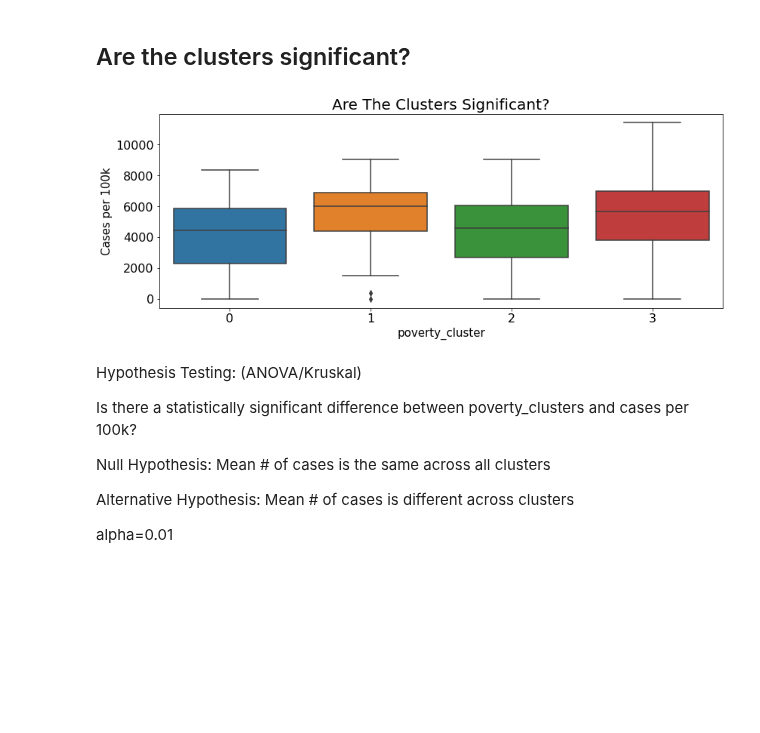
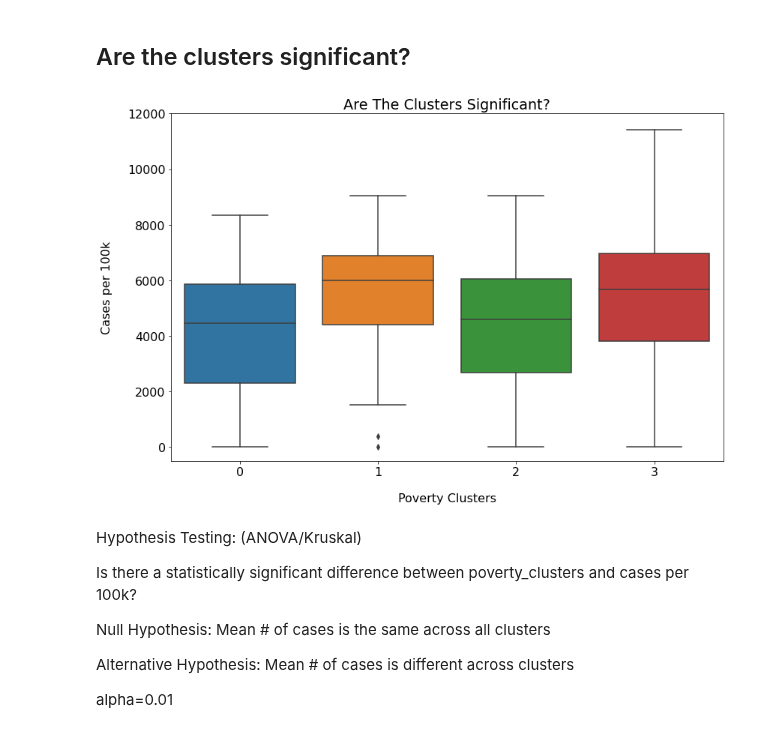
Before and after one commit to SVI-Capstone/svi_capstone, a Jupyter notebook: mvp-dallas.ipynb, the cells around one changed output. Saved outputs shown, nothing was run; the diff lists cells and outputs as text; code cells hidden in the pictures; blank space fills up the shorter version.

Commit message:
Visuals Complete

```diff
--- a/mvp-dallas.ipynb
+++ b/mvp-dallas.ipynb
@@ -240,17 +240,14 @@ X_train_scaled.head(1)
 1 rows × 41 columns
 # %% [markdown]
 ## Are the clusters significant?
-# %%
-plt.rcParams['figure.figsize'] = (15.0, 8.0)
-sns.boxplot(train_exp.poverty_cluster, train_exp.tract_cases_per_100k)
-plt.xlabel("poverty_cluster", fontsize=15 )
-plt.ylabel("Cases per 100k", fontsize=15)
-plt.title("Are The Clusters Significant?",fontsize=20)
-plt.tight_layout(pad =8)
-#plt.ylim(.55,.61)
-plt.show()
-# %% [output]
-[figure, removed]
+# %%
+explore.sns_boxplot_hypothesis(train_exp.poverty_cluster,
+                       train_exp.tract_cases_per_100k,
+                       "Poverty Clusters",
+                       "Cases per 100k",
+                       "Are The Clusters Significant?")
+# %% [output]
+[figure, added]
 # %% [markdown]
 Hypothesis Testing: (ANOVA/Kruskal)
 
```
Also changed, not shown: parts of 1 cell of this notebook.
